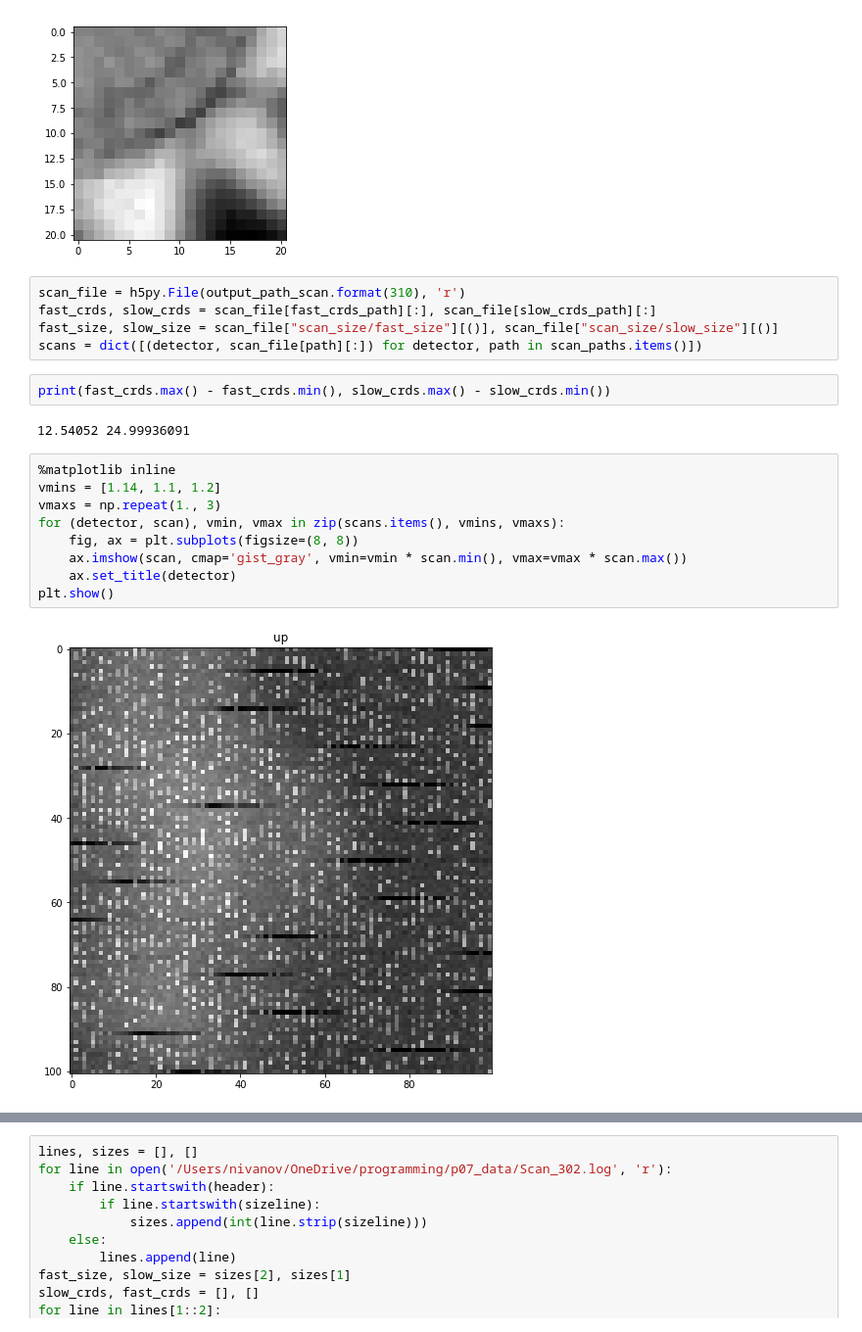
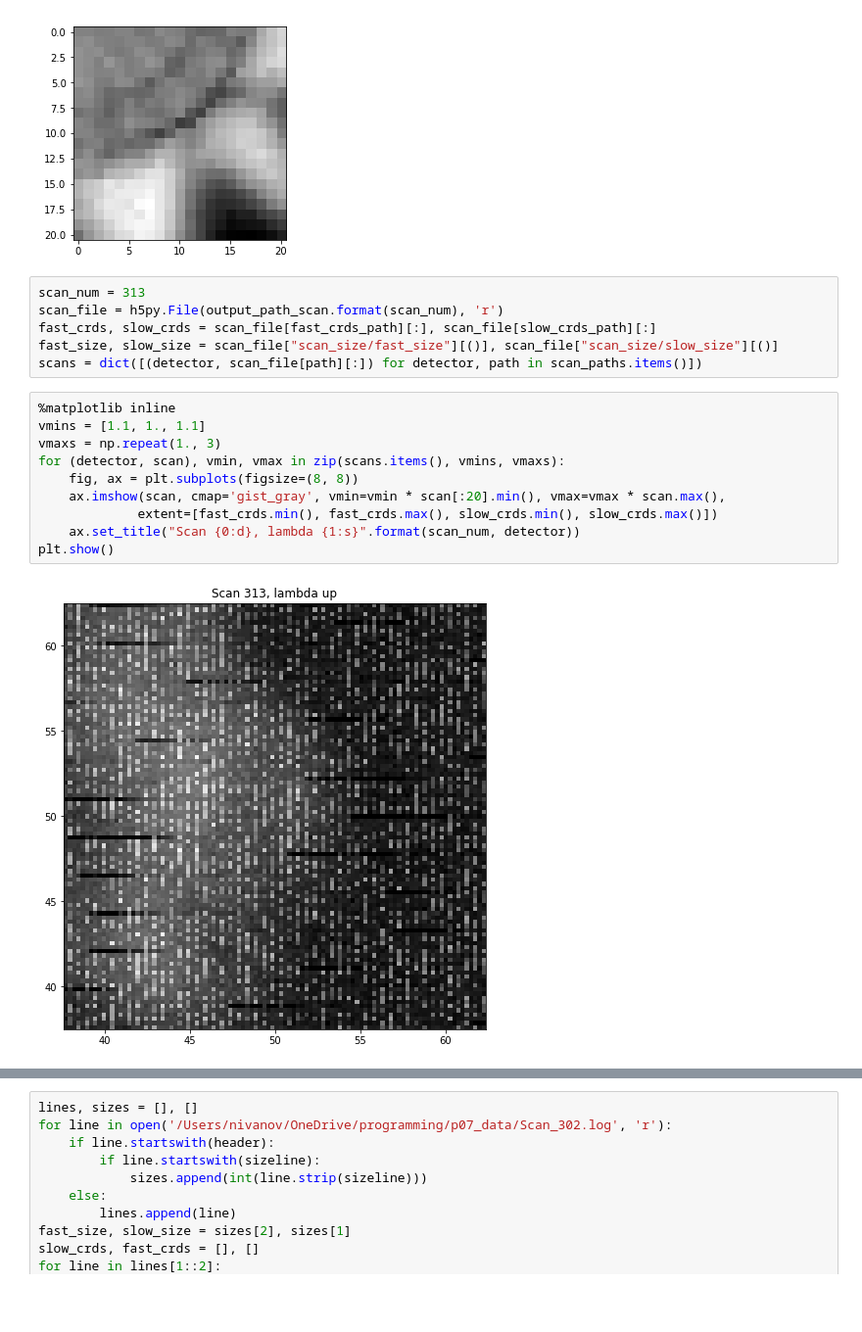
Before and after one commit to simply-nicky/p07_dp, a Jupyter notebook: data_process.ipynb, the cells around one changed output, grey strips where cells are left out. Shown: that part at 98% size. Drawn from its saved outputs; the diff is of its cells as text; blank space fills up the shorter version.

```diff
--- a/data_process.ipynb
+++ b/data_process.ipynb
@@ -33,22 +33,20 @@ plt.show()
 [figure]
 [figure]
 # %%
-scan_file = h5py.File(output_path_scan.format(310), 'r')
+scan_num = 313
+scan_file = h5py.File(output_path_scan.format(scan_num), 'r')
 fast_crds, slow_crds = scan_file[fast_crds_path][:], scan_file[slow_crds_path][:]
 fast_size, slow_size = scan_file["scan_size/fast_size"][()], scan_file["scan_size/slow_size"][()]
 scans = dict([(detector, scan_file[path][:]) for detector, path in scan_paths.items()])
-# %%
-print(fast_crds.max() - fast_crds.min(), slow_crds.max() - slow_crds.min())
-# %% [output]
-12.54052 24.99936091
 # %%
 %matplotlib inline
-vmins = [1.14, 1.1, 1.2]
+vmins = [1.1, 1., 1.1]
 vmaxs = np.repeat(1., 3)
 for (detector, scan), vmin, vmax in zip(scans.items(), vmins, vmaxs):
     fig, ax = plt.subplots(figsize=(8, 8))
-    ax.imshow(scan, cmap='gist_gray', vmin=vmin * scan.min(), vmax=vmax * scan.max())
-    ax.set_title(detector)
+    ax.imshow(scan, cmap='gist_gray', vmin=vmin * scan[:20].min(), vmax=vmax * scan.max(),
+             extent=[fast_crds.min(), fast_crds.max(), slow_crds.min(), slow_crds.max()])
+    ax.set_title("Scan {0:d}, lambda {1:s}".format(scan_num, detector))
 plt.show()
 # %% [output]
-[figure, old version]
+[figure, new version]
```
Also changed, not shown: parts of 3 cells of this notebook, 3 other files.
